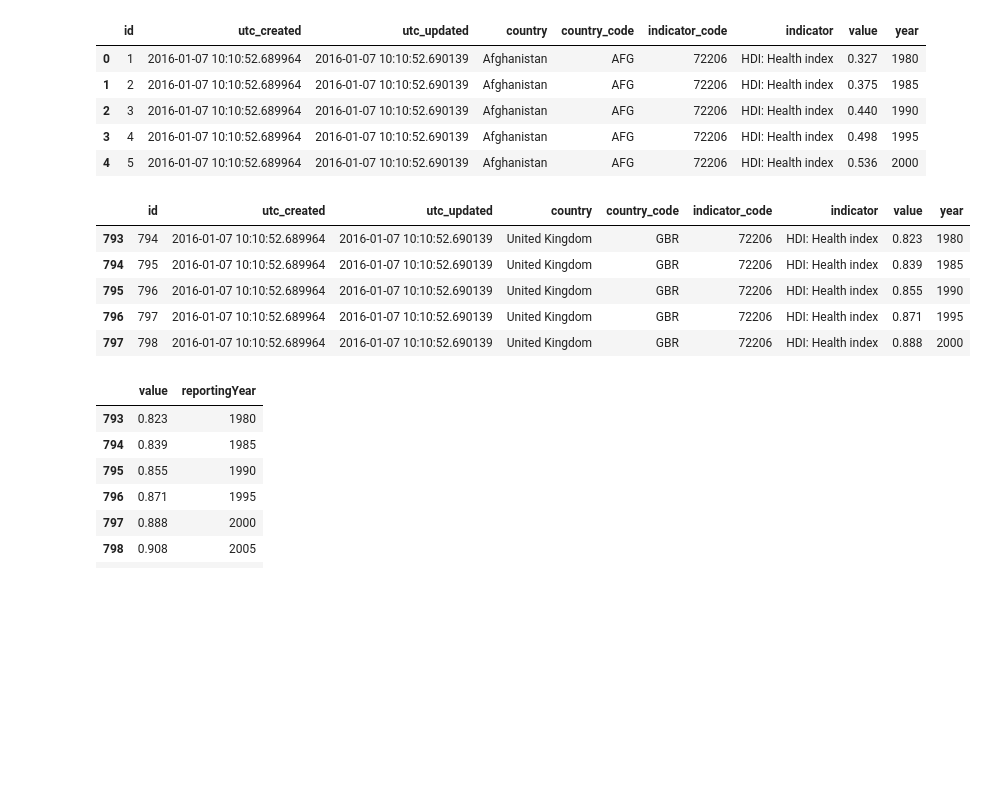
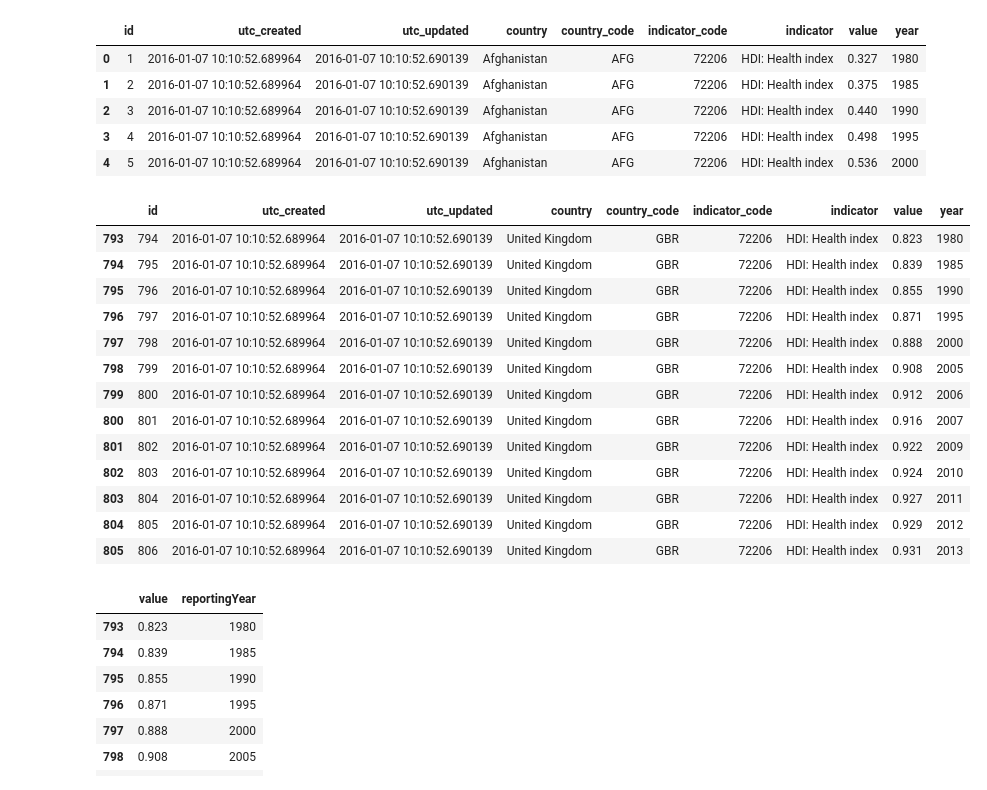
Before and after one commit to GuilhermeCasal/DataManagementFCD, a Jupyter notebook: env_analisys.ipynb, the cells around one changed output. Drawn from its saved outputs; the diff is of its cells as text; code cells hidden in the pictures; blank space fills up the shorter version.

```diff
--- a/env_analisys.ipynb
+++ b/env_analisys.ipynb
@@ -58,14 +61,22 @@ data2.head()
 # %%
 # now choose only london
 data2 = data2[data2["country"]== 'United Kingdom']
-data2.head()
+data2
 # %% [output]
 |  | id | utc_created | utc_updated | country | country_code | indicator_code | indicator | value | year |
 | 793 | 794 | 2016-01-07 10:10:52.689964 | 2016-01-07 10:10:52.690139 | United Kingdom | GBR | 72206 | HDI: Health index | 0.823 | 1980 |
 | 794 | 795 | 2016-01-07 10:10:52.689964 | 2016-01-07 10:10:52.690139 | United Kingdom | GBR | 72206 | HDI: Health index | 0.839 | 1985 |
 | 795 | 796 | 2016-01-07 10:10:52.689964 | 2016-01-07 10:10:52.690139 | United Kingdom | GBR | 72206 | HDI: Health index | 0.855 | 1990 |
 | 796 | 797 | 2016-01-07 10:10:52.689964 | 2016-01-07 10:10:52.690139 | United Kingdom | GBR | 72206 | HDI: Health index | 0.871 | 1995 |
 | 797 | 798 | 2016-01-07 10:10:52.689964 | 2016-01-07 10:10:52.690139 | United Kingdom | GBR | 72206 | HDI: Health index | 0.888 | 2000 |
+| 798 | 799 | 2016-01-07 10:10:52.689964 | 2016-01-07 10:10:52.690139 | United Kingdom | GBR | 72206 | HDI: Health index | 0.908 | 2005 |
+| 799 | 800 | 2016-01-07 10:10:52.689964 | 2016-01-07 10:10:52.690139 | United Kingdom | GBR | 72206 | HDI: Health index | 0.912 | 2006 |
+| 800 | 801 | 2016-01-07 10:10:52.689964 | 2016-01-07 10:10:52.690139 | United Kingdom | GBR | 72206 | HDI: Health index | 0.916 | 2007 |
+| 801 | 802 | 2016-01-07 10:10:52.689964 | 2016-01-07 10:10:52.690139 | United Kingdom | GBR | 72206 | HDI: Health index | 0.922 | 2009 |
+| 802 | 803 | 2016-01-07 10:10:52.689964 | 2016-01-07 10:10:52.690139 | United Kingdom | GBR | 72206 | HDI: Health index | 0.924 | 2010 |
+| 803 | 804 | 2016-01-07 10:10:52.689964 | 2016-01-07 10:10:52.690139 | United Kingdom | GBR | 72206 | HDI: Health index | 0.927 | 2011 |
+| 804 | 805 | 2016-01-07 10:10:52.689964 | 2016-01-07 10:10:52.690139 | United Kingdom | GBR | 72206 | HDI: Health index | 0.929 | 2012 |
+| 805 | 806 | 2016-01-07 10:10:52.689964 | 2016-01-07 10:10:52.690139 | United Kingdom | GBR | 72206 | HDI: Health index | 0.931 | 2013 |
 # %%
 data2 = data2.loc[:,["value","year"]]
 data2.sort_values('year',inplace=True)
```
Also changed, not shown: parts of 5 cells of this notebook, 5 other files.
